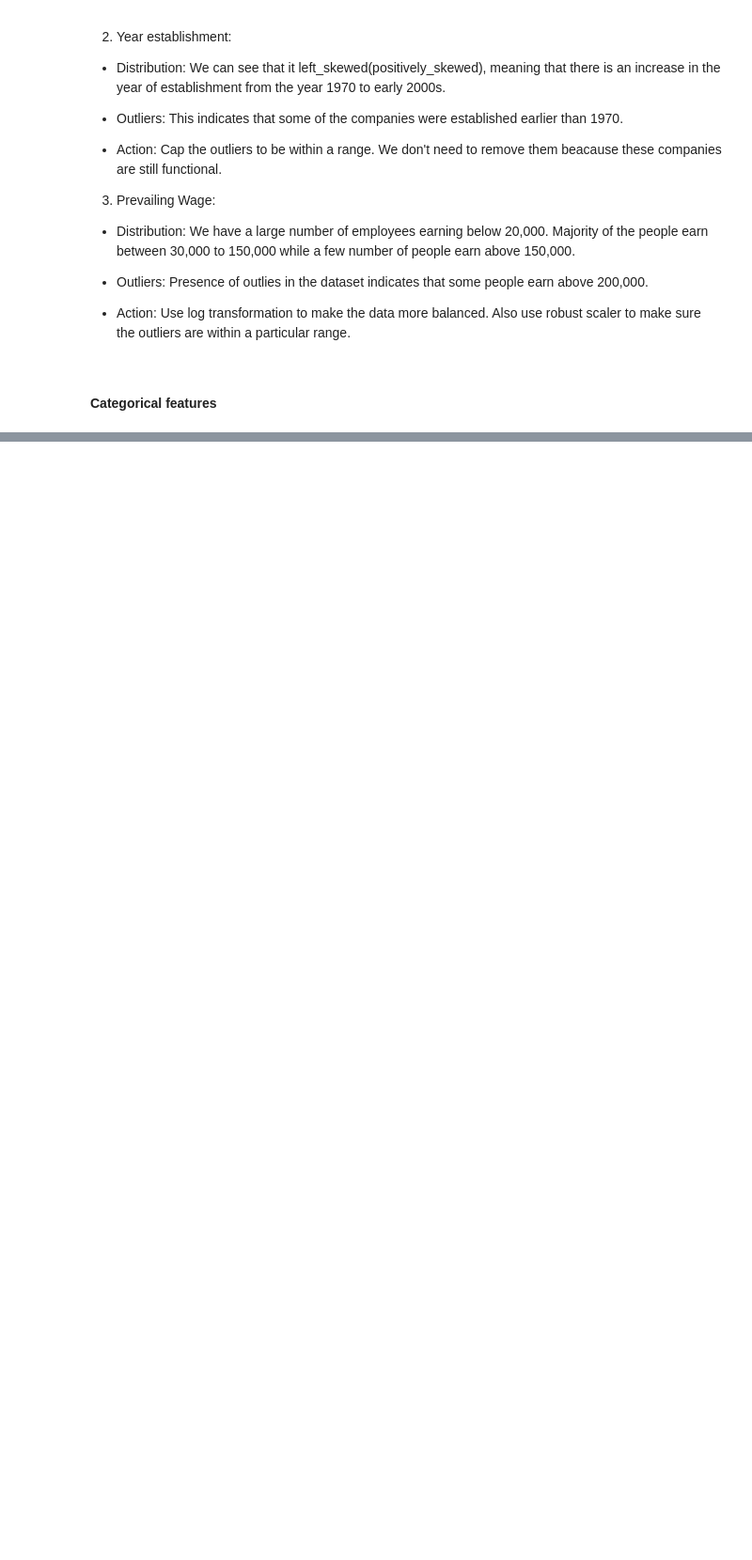
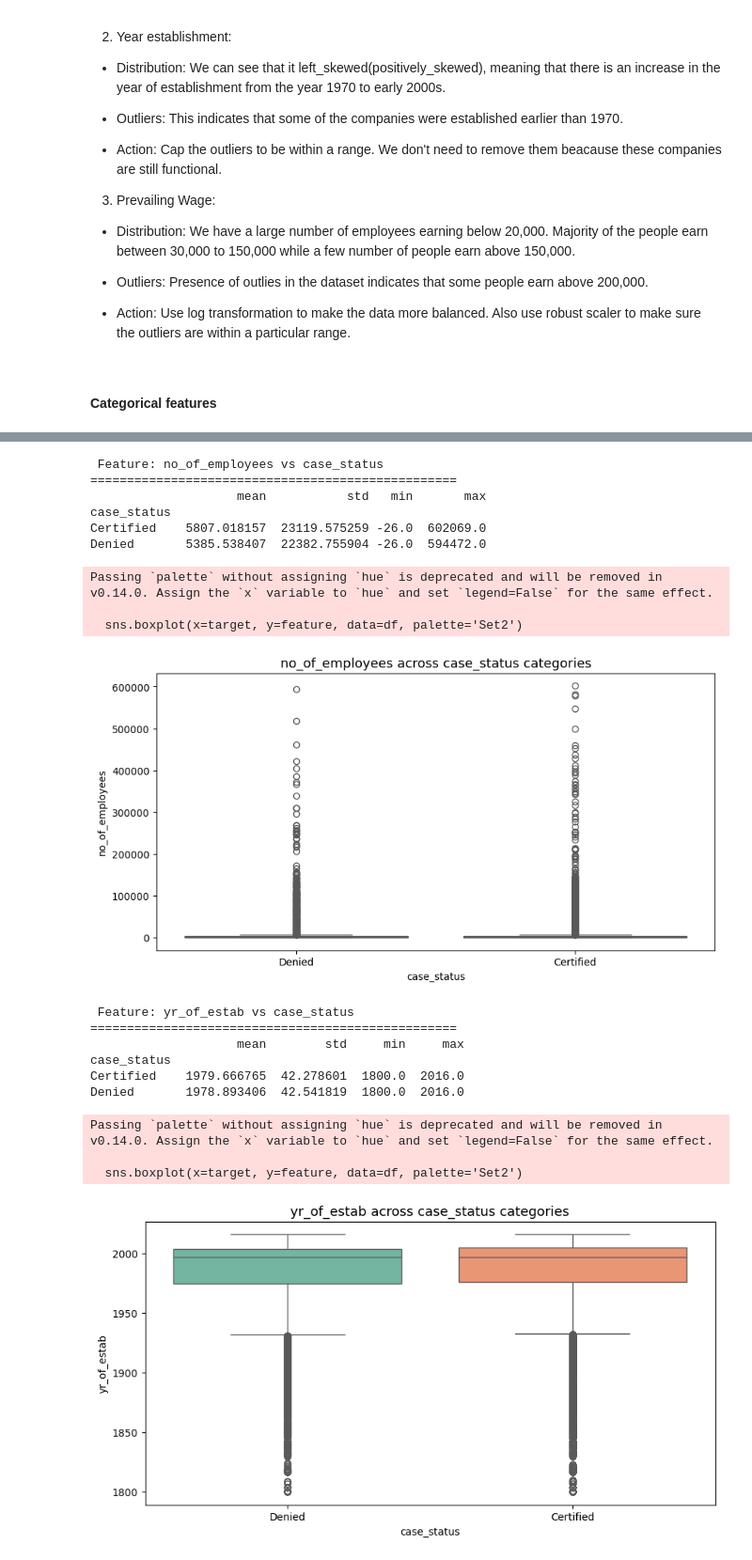
Before and after one commit to Naeema-cyber/ai_engineering_repo, a Jupyter notebook: month_3/machine_learning/easy_visa_folder/EDA_analysis.ipynb, the cells around one changed output, grey strips where cells are left out. Shown at 94% size. Cells and saved outputs as stored; diff of their text form; code cells hidden in the pictures; blank space fills up the shorter version.

```diff
--- a/month_3/machine_learning/easy_visa_folder/EDA_analysis.ipynb
+++ b/month_3/machine_learning/easy_visa_folder/EDA_analysis.ipynb
@@ -191,0 +216,49 @@ Passing `palette` without assigning `hue` is deprecated and will be removed in v
+# %%
+def bivariate_num_cat(df, feature, target='case_status'):
+    """
+    Plots and summarizes relationship between a numerical feature and a categorical target.
+    """
+    print(f" Feature: {feature} vs {target}")
+    print("="*50)
+    # Group summary
+    summary = df.groupby(target)[feature].describe()[['mean','std','min','max']]
+    print(summary)
+    print()
+    plt.figure(figsize=(10,5))
+    # Boxplot + mean line
+    sns.boxplot(x=target, y=feature, data=df, palette='Set2')
+    plt.title(f'{feature} across {target} categories', fontsize=13)
+    plt.xlabel(target)
+    plt.ylabel(feature)
+    plt.show()
+    # # Violin plot for distribution shape
+    # plt.figure(figsize=(10,5))
+    # sns.violinplot(x=target, y=feature, data=df, palette='Set3')
+    # plt.title(f'{feature} distribution by {target}', fontsize=13)
+    # plt.xlabel(target)
+    # plt.ylabel(feature)
+    # plt.show()
+# %%
+for column in num_col:
+    bivariate_num_cat(df,column)
+# %% [output]
+ Feature: no_of_employees vs case_status
+==================================================
+                    mean           std   min       max
+case_status
+Certified    5807.018157  23119.575259 -26.0  602069.0
+Denied       5385.538407  22382.755904 -26.0  594472.0
+Passing `palette` without assigning `hue` is deprecated and will be removed in v0.14.0. Assign the `x` variable to `hue` and set `legend=False` for the same effect.
+
+  sns.boxplot(x=target, y=feature, data=df, palette='Set2')
+[figure, added]
+ Feature: yr_of_estab vs case_status
+==================================================
+                    mean        std     min     max
+case_status
+Certified    1979.666765  42.278601  1800.0  2016.0
+Denied       1978.893406  42.541819  1800.0  2016.0
+Passing `palette` without assigning `hue` is deprecated and will be removed in v0.14.0. Assign the `x` variable to `hue` and set `legend=False` for the same effect.
+
+  sns.boxplot(x=target, y=feature, data=df, palette='Set2')
+[figure, added]
```
Also changed, not shown: parts of 17 cells of this notebook, 3 other files.
